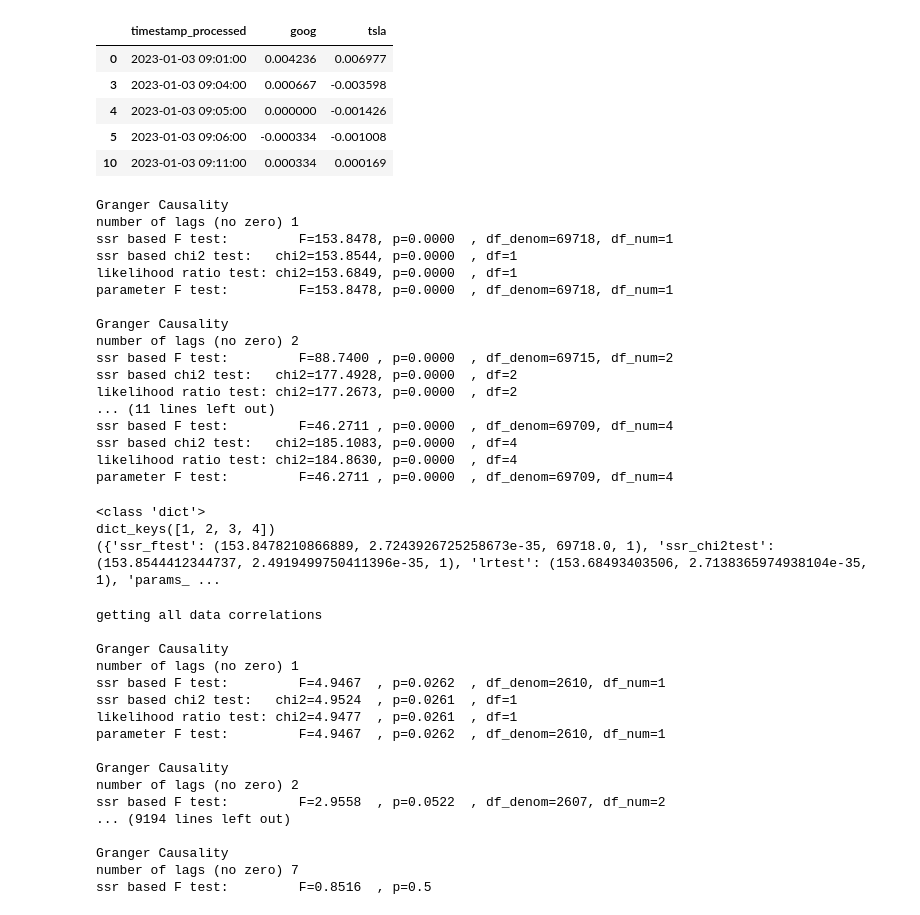
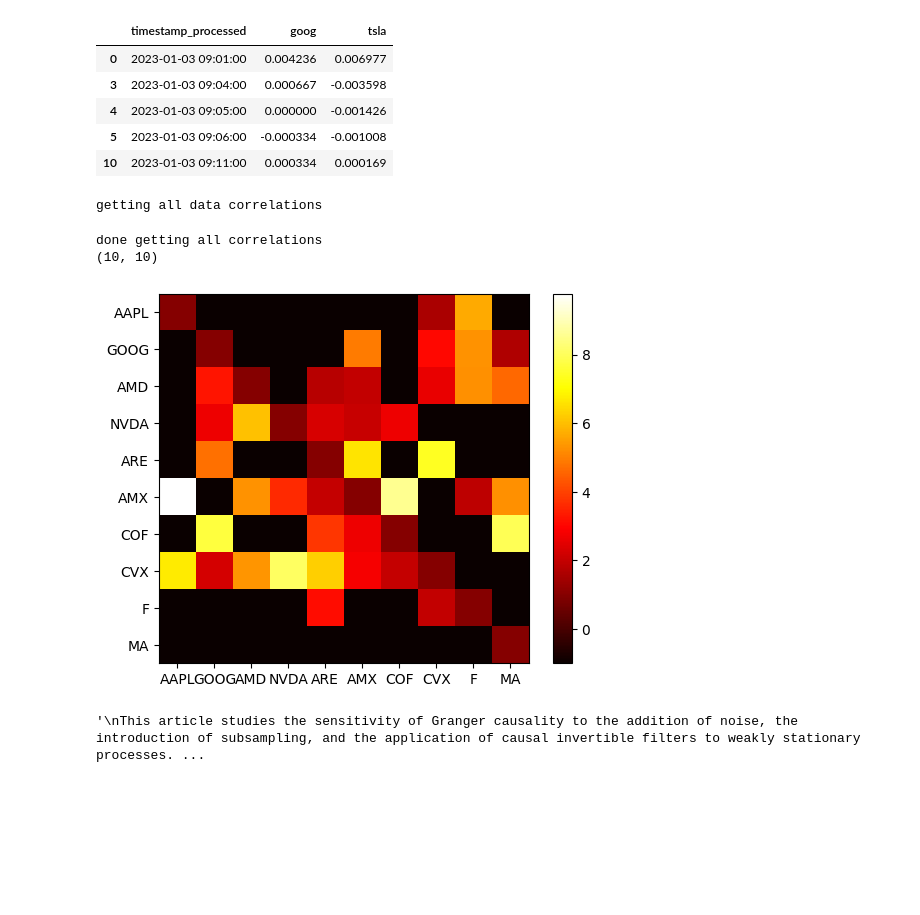
Before and after one commit to abhatia1205/CausalityTests, a Jupyter notebook: ash_granger.ipynb, the cells around one changed output. Drawn from its saved outputs; the diff is of its cells as text; code cells hidden in the pictures; blank space fills up the shorter version.

Commit message:
do plot

```diff
--- a/ash_granger.ipynb
+++ b/ash_granger.ipynb
@@ -143,33 +143,4 @@ a.head()
 | 4 | 2023-01-03 09:05:00 | 0.000000 | -0.001426 |
 | 5 | 2023-01-03 09:06:00 | -0.000334 | -0.001008 |
 | 10 | 2023-01-03 09:11:00 | 0.000334 | 0.000169 |
-# %%
-test = grangercausalitytests(a[['goog', 'tsla']], 4)
-# print(test)
-# %% [output]
-Granger Causality
-number of lags (no zero) 1
-ssr based F test:         F=153.8478, p=0.0000  , df_denom=69718, df_num=1
-ssr based chi2 test:   chi2=153.8544, p=0.0000  , df=1
-likelihood ratio test: chi2=153.6849, p=0.0000  , df=1
-parameter F test:         F=153.8478, p=0.0000  , df_denom=69718, df_num=1
-
-Granger Causality
-number of lags (no zero) 2
-ssr based F test:         F=88.7400 , p=0.0000  , df_denom=69715, df_num=2
-ssr based chi2 test:   chi2=177.4928, p=0.0000  , df=2
-likelihood ratio test: chi2=177.2673, p=0.0000  , df=2
-... (11 lines left out)
-ssr based F test:         F=46.2711 , p=0.0000  , df_denom=69709, df_num=4
-ssr based chi2 test:   chi2=185.1083, p=0.0000  , df=4
-likelihood ratio test: chi2=184.8630, p=0.0000  , df=4
-parameter F test:         F=46.2711 , p=0.0000  , df_denom=69709, df_num=4
-# %%
-print(type(test))
-print(test.keys())
-print(test[1])
-# %% [output]
-<class 'dict'>
-dict_keys([1, 2, 3, 4])
-({'ssr_ftest': (153.8478210866889, 2.7243926725258673e-35, 69718.0, 1), 'ssr_chi2test': (153.8544412344737, 2.4919499750411396e-35, 1), 'lrtest': (153.68493403506, 2.7138365974938104e-35, 1), 'params_ ...
 # %%
@@ -200,28 +176,36 @@ def get_test_results():
 # %%
 # %pip install matplotlib
 import matplotlib.pyplot as plt
 
 print("getting all data correlations")
 all_correlations = get_test_results()
 print("done getting all correlations")
-plt.imshow(a, cmap='hot', interpolation='nearest')
-plt.show()
-plt.savefig('./big_correlation_map')
+print(np.shape(all_correlations))
+plt.imshow(all_correlations, cmap='hot', interpolation='nearest')
+tickers = get_all_tickers(client)
+plt.xticks(ticks = [i for i in range(len(tickers))], labels = get_all_tickers(client))
+plt.yticks(ticks = [i for i in range(len(tickers))], labels = get_all_tickers(client))
+plt.colorbar()
+plt.savefig('./big_correlation_map_25')
 # %% [output]
 getting all data correlations
-
-Granger Causality
-number of lags (no zero) 1
-ssr based F test:         F=4.9467  , p=0.0262  , df_denom=2610, df_num=1
-ssr based chi2 test:   chi2=4.9524  , p=0.0261  , df=1
-likelihood ratio test: chi2=4.9477  , p=0.0261  , df=1
-parameter F test:         F=4.9467  , p=0.0262  , df_denom=2610, df_num=1
-
-Granger Causality
-number of lags (no zero) 2
-ssr based F test:         F=2.9558  , p=0.0522  , df_denom=2607, df_num=2
-... (9194 lines left out)
-
-Granger Causality
-number of lags (no zero) 7
-ssr based F test:         F=0.8516  , p=0.5
+done getting all correlations
+(10, 10)
+[figure, added]
+# %%
+#https://www.ncbi.nlm.nih.gov/pmc/articles/PMC7814891/
+# On the Sensitivity of Granger Causality to Errors‐In‐Variables, Linear Transformations and Subsampling
+'''
+This article studies the sensitivity of Granger causality to the addition of noise, the introduction of subsampling, and the application of causal invertible filters to weakly stationary processes.
+Using canonical spectral factors and Wold decompositions, we give general conditions under which additive noise or filtering distorts Granger‐causal properties by inducing (spurious) Granger causality,
+as well as conditions under which it does not. For the errors‐in‐variables case, we give a continuity result, which implies that: a ‘small’ noise‐to‐signal ratio entails ‘small’ distortions in Granger
+causality. On filtering, we give general necessary and sufficient conditions under which ‘spurious’ causal relations between (vector) time series are not induced by linear transformations of the variables
+involved. This also yields transformations (or filters) which can eliminate Granger causality from one vector to another one. In a number of cases, we clarify results in the existing literature, with a
+number of calculations streamlining some existing approaches.
+'''
+#TLDR: Noise and causal linear transformations can "trick" Granger causality
+# f X B is not noisy [N B = 0], noise associated with the ‘causal variable’ X A cannot induce spurious Granger causality from X A to X B,
+#despite possibly complicated dynamics on both X A and X B. Another special case of interest is provided by the situation where the two processes are actually independent.
+# Then ΦAB = 0, and so the relevant transfer function ΦABΦ−1BB with or without noise added remains zero and there is no causality introduced through the addition of noise.
+# %% [output]
+'\nThis article studies the sensitivity of Granger causality to the addition of noise, the introduction of subsampling, and the application of causal invertible filters to weakly stationary processes. ...
```
Also changed, not shown: parts of 5 cells of this notebook, 1 other file.
